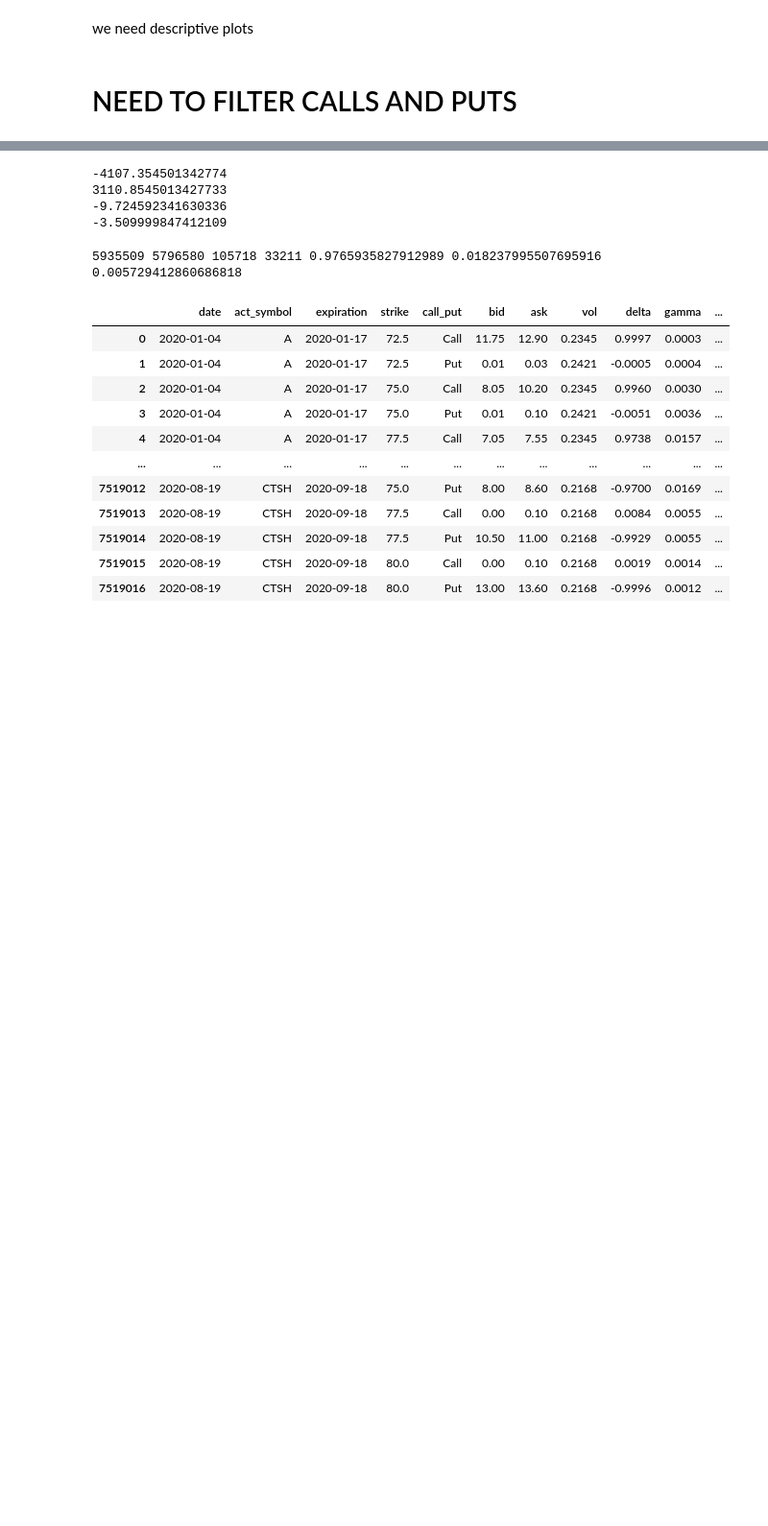
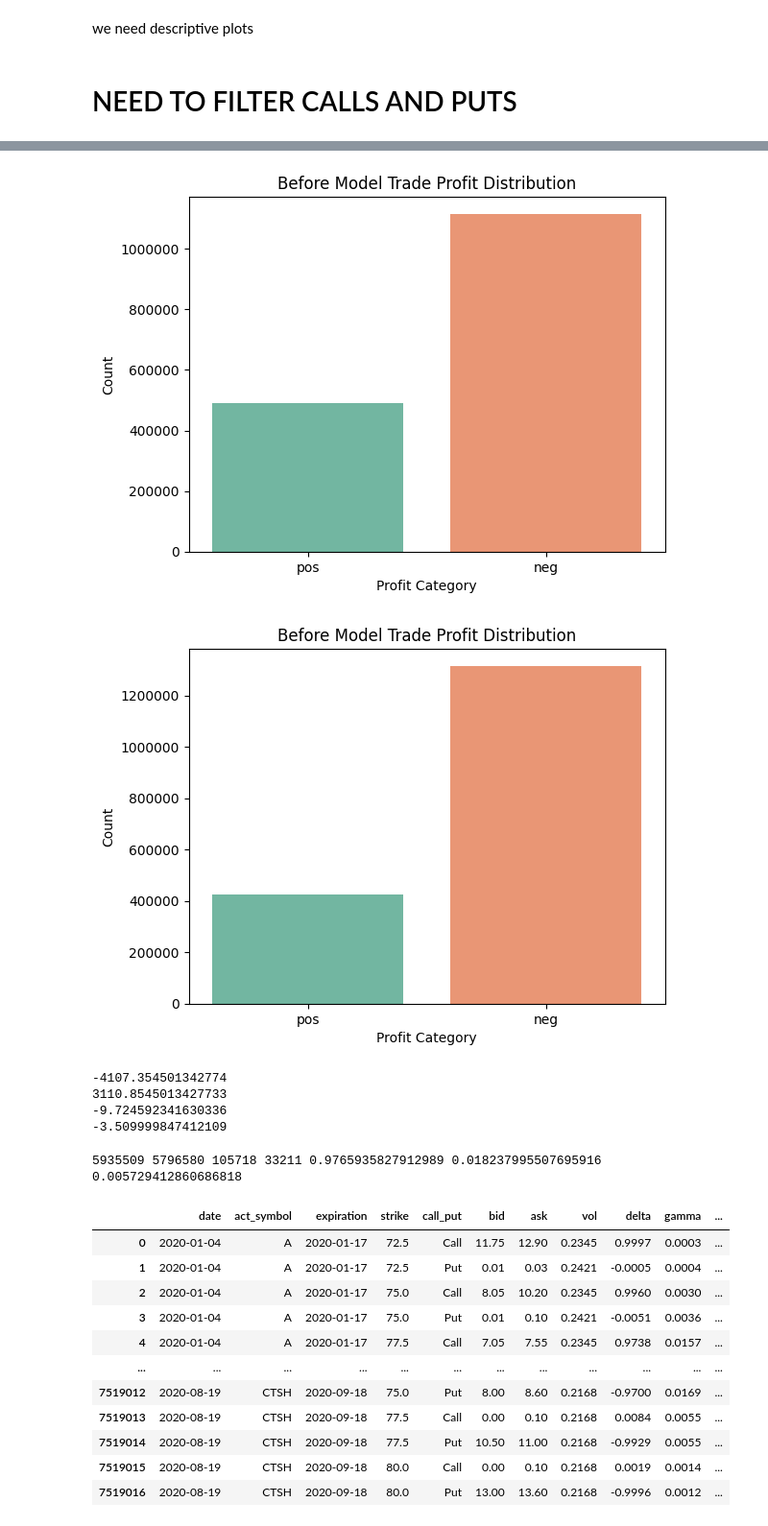
Before and after one commit to ImAHappyDuck/capstone, a Jupyter notebook: Avisual.ipynb, the cells around one changed output, grey strips where cells are left out. Shown at 96% size. Cells and saved outputs as stored; diff of their text form; code cells hidden in the pictures; blank space fills up the shorter version.

```diff
--- a/Avisual.ipynb
+++ b/Avisual.ipynb
@@ -37,3 +83,20 @@ plt.show()
+# %%
+sns.countplot(x="profit_cat", data=data_call, palette="Set2")
+plt.title("Before Model Trade Profit Distribution")
+plt.xlabel("Profit Category")
+plt.ylabel("Count")
+plt.ticklabel_format(style="plain", axis='y')
+plt.show()
+
+sns.countplot(x="profit_cat", data=data_put, order=['pos','neg'], palette="Set2")
+plt.title("Before Model Trade Profit Distribution")
+plt.xlabel("Profit Category")
+plt.ylabel("Count")
+plt.ticklabel_format(style="plain", axis='y')
+plt.show()
+# %% [output]
+[figure, added]
+[figure, added]
 # %%
 print(df["profit"].min())
 print(df["profit"].max())
```
Also changed, not shown: parts of 5 cells of this notebook, 2 other files.
